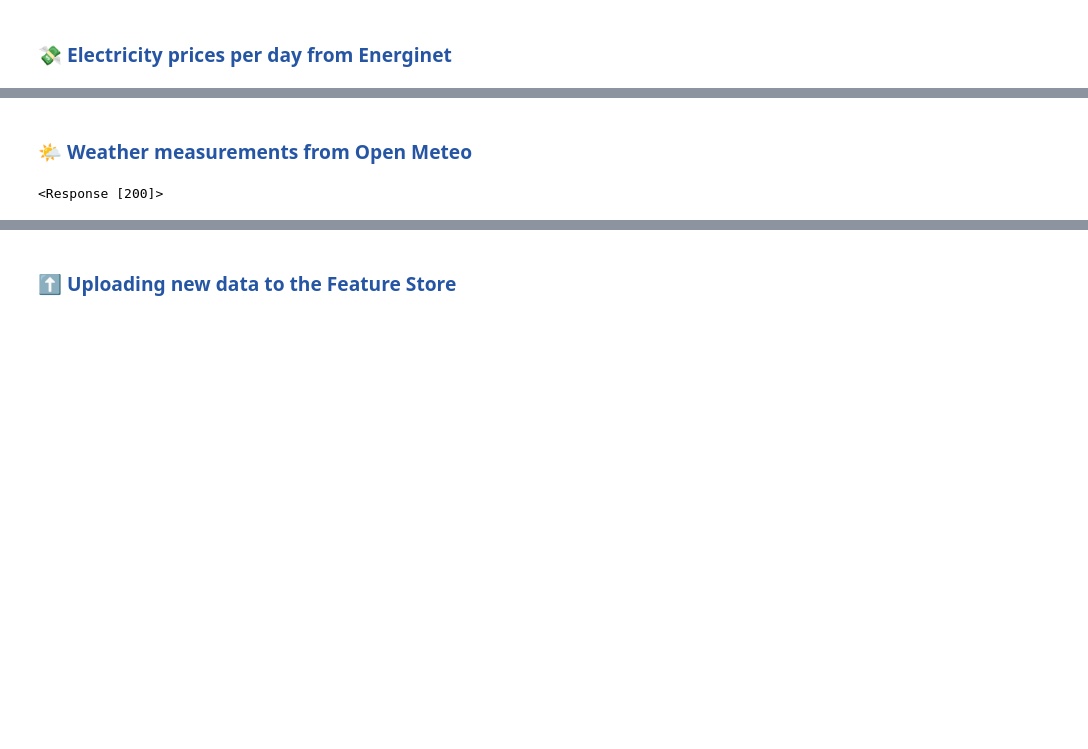
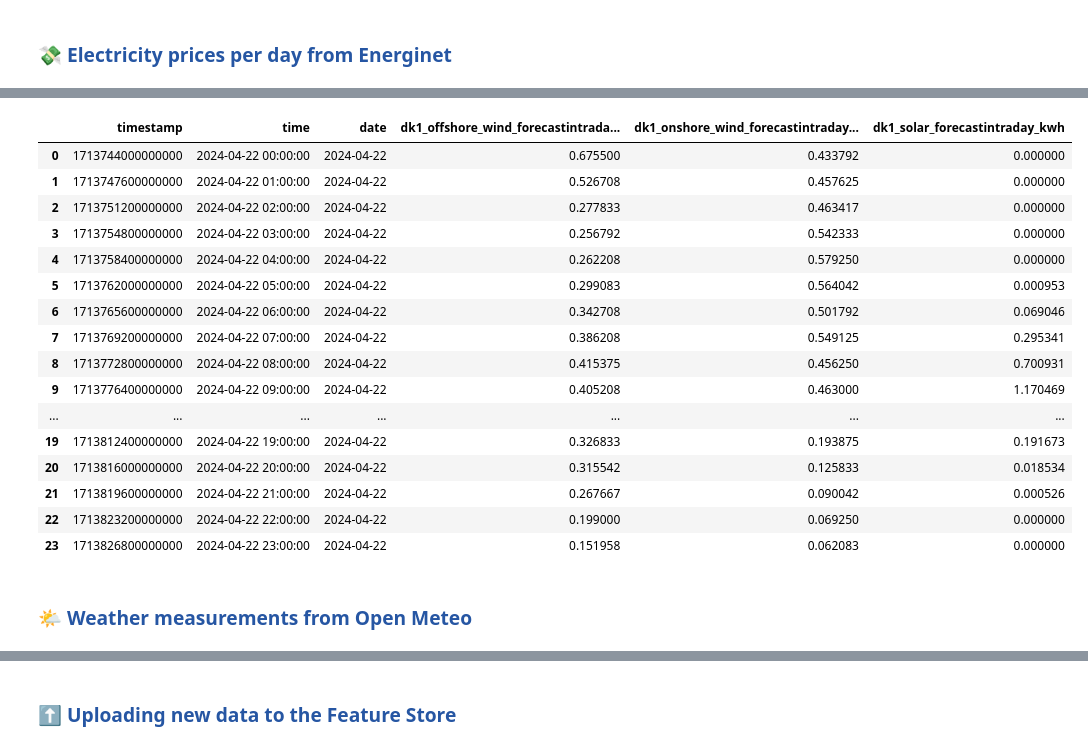
Before and after one commit to Camillahannesbo/BDS_MLOPs_Assignment, a Jupyter notebook: notebooks/2_feature_pipeline.ipynb, the cells around one changed output, grey strips where cells are left out. Saved outputs shown, nothing was run; the diff lists cells and outputs as text; code cells hidden in the pictures; blank space fills up the shorter version.

```diff
--- a/notebooks/2_feature_pipeline.ipynb
+++ b/notebooks/2_feature_pipeline.ipynb
@@ -73,2 +64,29 @@ electricity_df.head()
+# %%
+# Fetching non-historical forecast data
+forecast_renewable_energy_df = electricity_prices.forecast_renewable_energy(
+    historical=False,
+    area=["DK1"]
+)
+# %%
+# Display the dataframe
+forecast_renewable_energy_df
+# %% [output]
+|  | timestamp | time | date | dk1_offshore_wind_forecastintrada... | dk1_onshore_wind_forecastintraday... | dk1_solar_forecastintraday_kwh |
+| 0 | 1713744000000000 | 2024-04-22 00:00:00 | 2024-04-22 | 0.675500 | 0.433792 | 0.000000 |
+| 1 | 1713747600000000 | 2024-04-22 01:00:00 | 2024-04-22 | 0.526708 | 0.457625 | 0.000000 |
+| 2 | 1713751200000000 | 2024-04-22 02:00:00 | 2024-04-22 | 0.277833 | 0.463417 | 0.000000 |
+| 3 | 1713754800000000 | 2024-04-22 03:00:00 | 2024-04-22 | 0.256792 | 0.542333 | 0.000000 |
+| 4 | 1713758400000000 | 2024-04-22 04:00:00 | 2024-04-22 | 0.262208 | 0.579250 | 0.000000 |
+| 5 | 1713762000000000 | 2024-04-22 05:00:00 | 2024-04-22 | 0.299083 | 0.564042 | 0.000953 |
+| 6 | 1713765600000000 | 2024-04-22 06:00:00 | 2024-04-22 | 0.342708 | 0.501792 | 0.069046 |
+| 7 | 1713769200000000 | 2024-04-22 07:00:00 | 2024-04-22 | 0.386208 | 0.549125 | 0.295341 |
+| 8 | 1713772800000000 | 2024-04-22 08:00:00 | 2024-04-22 | 0.415375 | 0.456250 | 0.700931 |
+| 9 | 1713776400000000 | 2024-04-22 09:00:00 | 2024-04-22 | 0.405208 | 0.463000 | 1.170469 |
+| ... | ... | ... | ... | ... | ... | ... |
+| 19 | 1713812400000000 | 2024-04-22 19:00:00 | 2024-04-22 | 0.326833 | 0.193875 | 0.191673 |
+| 20 | 1713816000000000 | 2024-04-22 20:00:00 | 2024-04-22 | 0.315542 | 0.125833 | 0.018534 |
+| 21 | 1713819600000000 | 2024-04-22 21:00:00 | 2024-04-22 | 0.267667 | 0.090042 | 0.000526 |
+| 22 | 1713823200000000 | 2024-04-22 22:00:00 | 2024-04-22 | 0.199000 | 0.069250 | 0.000000 |
+| 23 | 1713826800000000 | 2024-04-22 23:00:00 | 2024-04-22 | 0.151958 | 0.062083 | 0.000000 |
 # %% [markdown]
 ### <span style="color:#2656a3;"> 🌤 Weather measurements from Open Meteo
@@ -78,10 +92,0 @@ weather_api_url = ('https://archive-api.open-meteo.com/v1/archive?latitude=57.04
-# %%
-# Fetch data from the API and make the output to a pandas dataframe
-weather_data_response = requests.get(weather_api_url)
-weather_data = weather_data_response.json()
-weather_df = pd.DataFrame(weather_data['hourly'])
-
-# Checking the result of the API call
-print(weather_data_response)
-# %% [output]
-<Response [200]>
```
Also changed, not shown: parts of 28 cells of this notebook, 5 other files.
